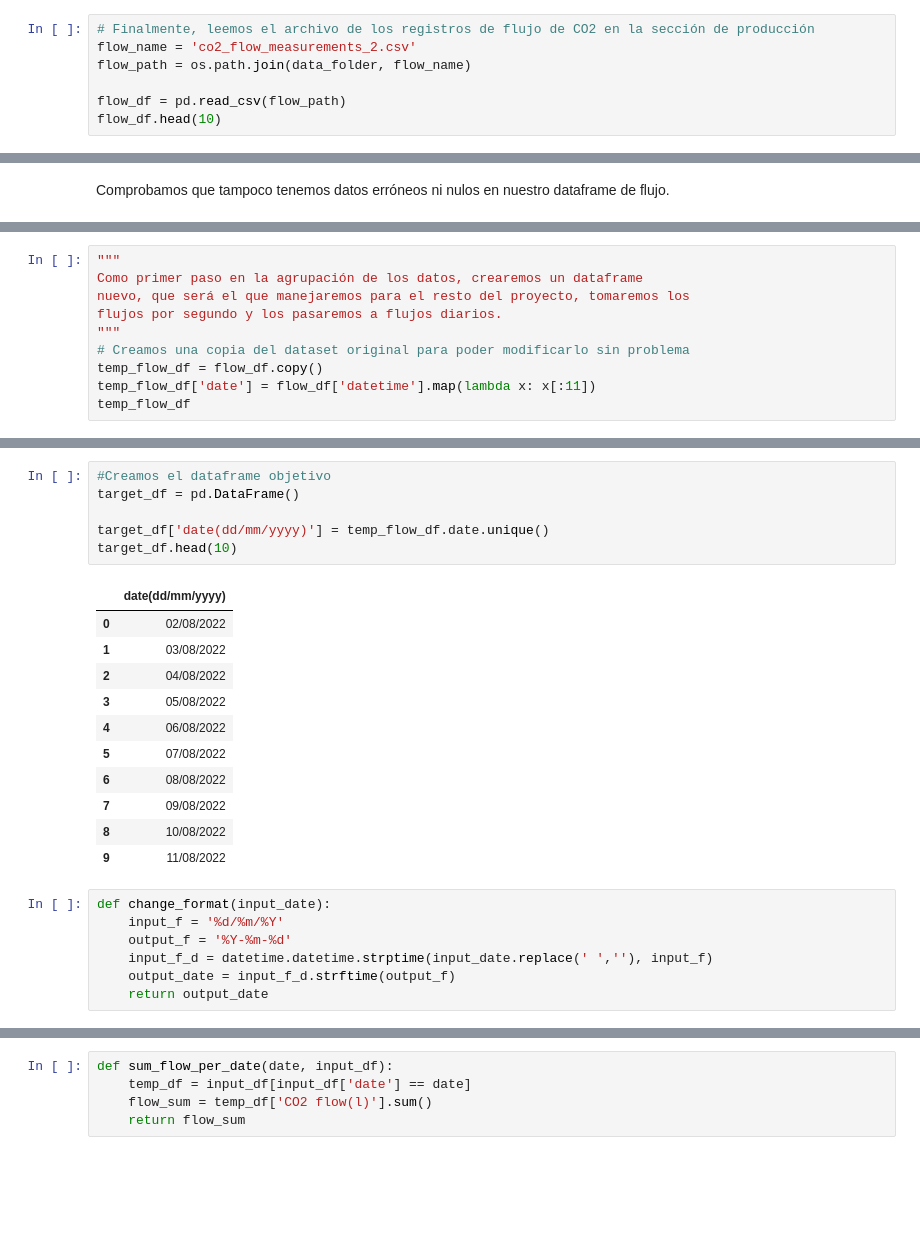
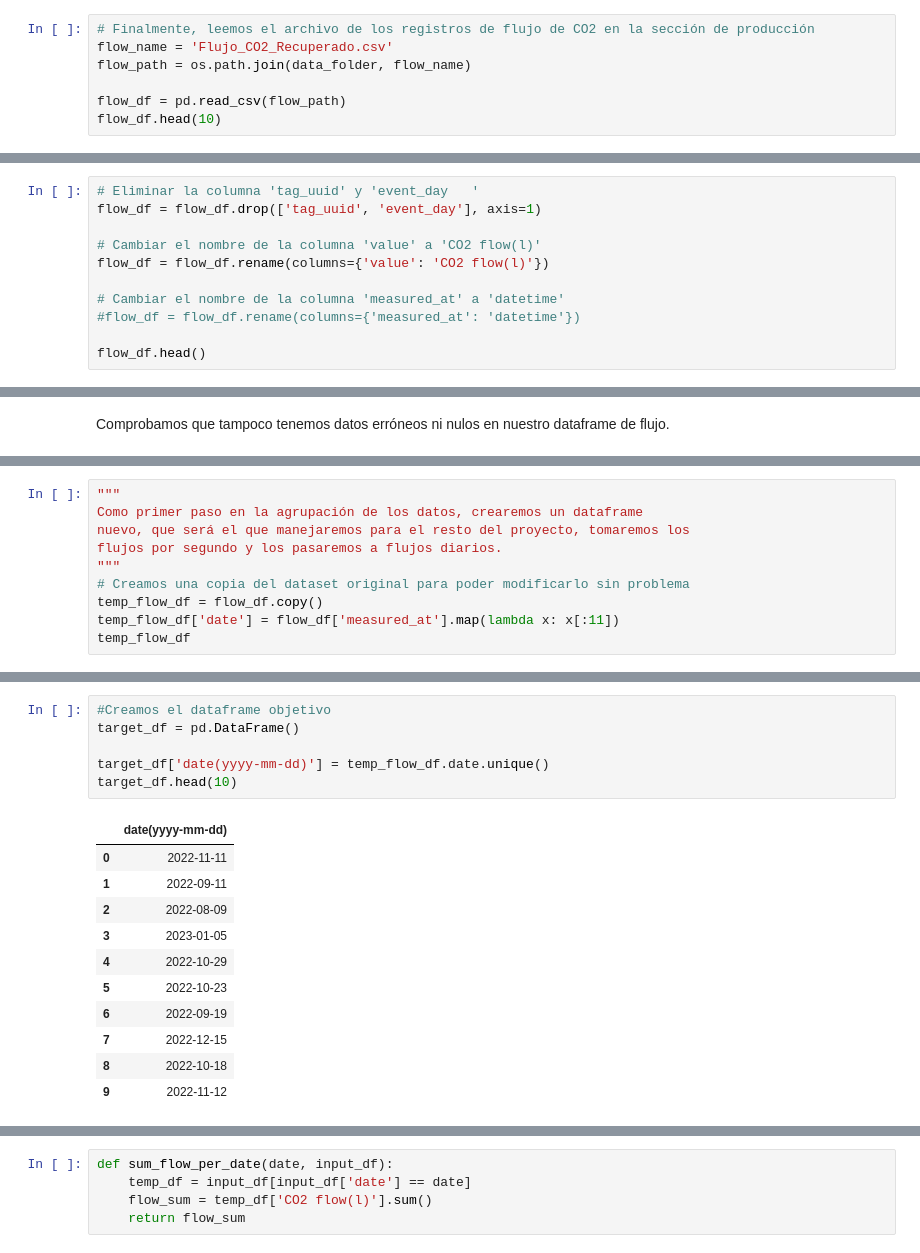
Before and after one commit to A01793469/CO2MassBalance_Equipo6, a Jupyter notebook: Avance2_Equipo6.ipynb, the cells around one changed output, grey strips where cells are left out. Cells and saved outputs as stored; diff of their text form; blank space fills up the shorter version.

```diff
--- a/Avance2_Equipo6.ipynb
+++ b/Avance2_Equipo6.ipynb
@@ -142,7 +146,7 @@ dtype: int64
 Realmente en este punto, no es de valor realizar análisis estadísticos en esta base de datos, debido a que la mayor cantidad de datos son fechas, y los otros son básicamente los nombres de los tanques.
 # %%
 # Finalmente, leemos el archivo de los registros de flujo de CO2 en la sección de producción
-flow_name = 'co2_flow_measurements_2.csv'
+flow_name = 'Flujo_CO2_Recuperado.csv'
 flow_path = os.path.join(data_folder, flow_name)
 
 flow_df = pd.read_csv(flow_path)
@@ -190,0 +201,11 @@ flow_df.describe()
+# %%
+# Eliminar la columna 'tag_uuid' y 'event_day	'
+flow_df = flow_df.drop(['tag_uuid', 'event_day'], axis=1)
+
+# Cambiar el nombre de la columna 'value' a 'CO2 flow(l)'
+flow_df = flow_df.rename(columns={'value': 'CO2 flow(l)'})
+
+# Cambiar el nombre de la columna 'measured_at' a 'datetime'
+#flow_df = flow_df.rename(columns={'measured_at': 'datetime'})
+
+flow_df.head()
@@ -330,6 +360,6 @@ flujos por segundo y los pasaremos a flujos diarios.
 """
 # Creamos una copia del dataset original para poder modificarlo sin problema
 temp_flow_df = flow_df.copy()
-temp_flow_df['date'] = flow_df['datetime'].map(lambda x: x[:11])
+temp_flow_df['date'] = flow_df['measured_at'].map(lambda x: x[:11])
 temp_flow_df
 # %% [output]
@@ -349,25 +379,18 @@ temp_flow_df
 # %%
 #Creamos el dataframe objetivo
 target_df = pd.DataFrame()
 
-target_df['date(dd/mm/yyyy)'] = temp_flow_df.date.unique()
+target_df['date(yyyy-mm-dd)'] = temp_flow_df.date.unique()
 target_df.head(10)
 # %% [output]
-|  | date(dd/mm/yyyy) |
-| 0 | 02/08/2022 |
-| 1 | 03/08/2022 |
-| 2 | 04/08/2022 |
-| 3 | 05/08/2022 |
-| 4 | 06/08/2022 |
-| 5 | 07/08/2022 |
-| 6 | 08/08/2022 |
-| 7 | 09/08/2022 |
-| 8 | 10/08/2022 |
-| 9 | 11/08/2022 |
+|  | date(yyyy-mm-dd) |
+| 0 | 2022-11-11 |
+| 1 | 2022-09-11 |
+| 2 | 2022-08-09 |
+| 3 | 2023-01-05 |
+| 4 | 2022-10-29 |
+| 5 | 2022-10-23 |
+| 6 | 2022-09-19 |
+| 7 | 2022-12-15 |
+| 8 | 2022-10-18 |
+| 9 | 2022-11-12 |
-# %%
-def change_format(input_date):
-    input_f = '%d/%m/%Y'
-    output_f = '%Y-%m-%d'
-    input_f_d = datetime.datetime.strptime(input_date.replace(' ',''), input_f)
-    output_date = input_f_d.strftime(output_f)
-    return output_date
```
Also changed, not shown: parts of 34 cells of this notebook.
